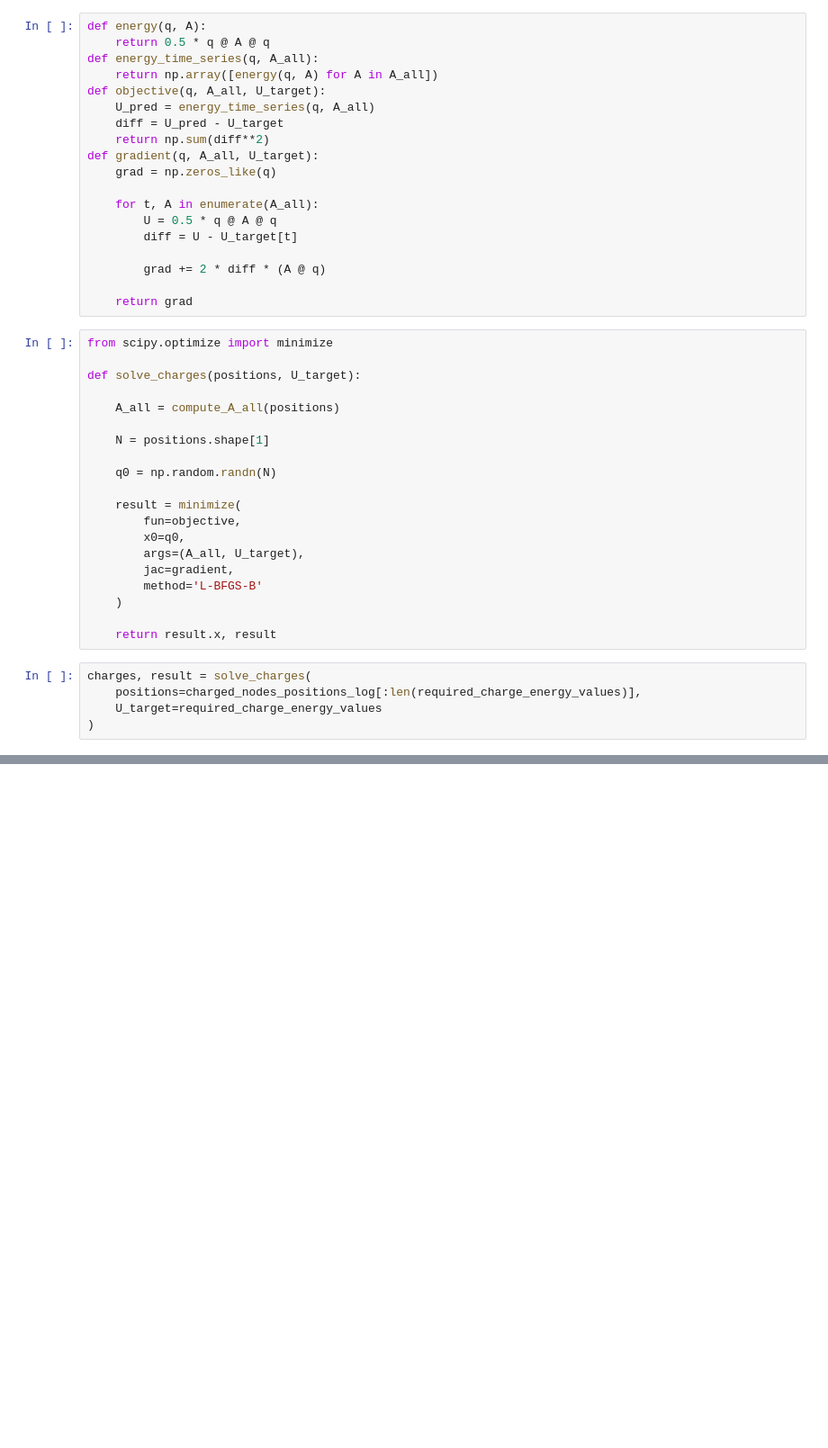
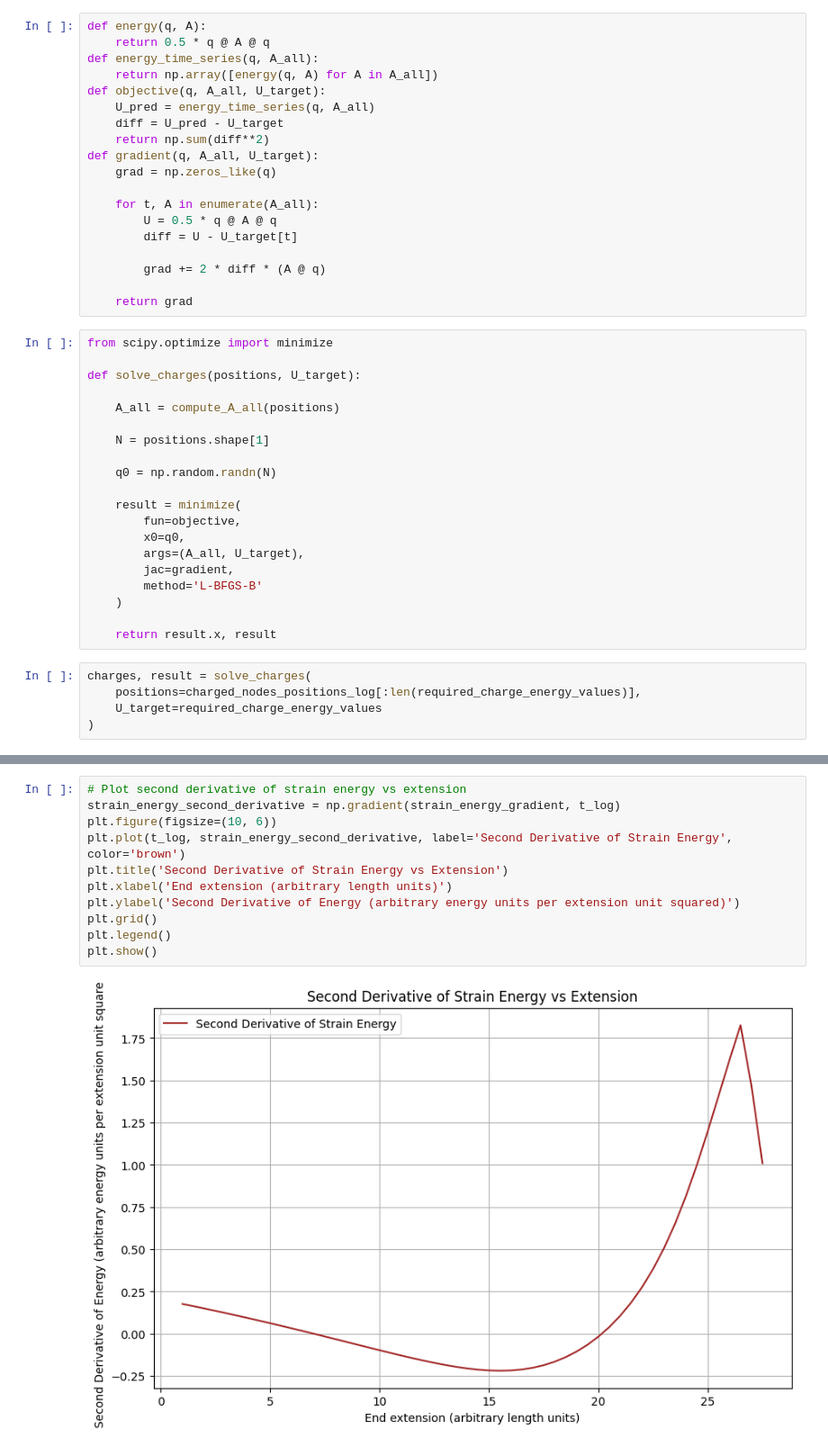
Before and after one commit to Sam-MARTis/Auxetic-MM-Simulation, a Jupyter notebook: Physics-Engine_Python_V3/analysis.ipynb, the cells around one changed output, grey strips where cells are left out. Shown at 90% size. Saved outputs shown, nothing was run; the diff lists cells and outputs as text; blank space fills up the shorter version.

```diff
--- a/Physics-Engine_Python_V3/analysis.ipynb
+++ b/Physics-Engine_Python_V3/analysis.ipynb
@@ -287,0 +301,13 @@ Charge Vector Statistics:
+# %%
+# Plot second derivative of strain energy vs extension
+strain_energy_second_derivative = np.gradient(strain_energy_gradient, t_log)
+plt.figure(figsize=(10, 6))
+plt.plot(t_log, strain_energy_second_derivative, label='Second Derivative of Strain Energy', color='brown')
+plt.title('Second Derivative of Strain Energy vs Extension')
+plt.xlabel('End extension (arbitrary length units)')
+plt.ylabel('Second Derivative of Energy (arbitrary energy units per extension unit squared)')
+plt.grid()
+plt.legend()
+plt.show()
+# %% [output]
+[figure, added]
```
Also changed, not shown: parts of 4 cells of this notebook.
